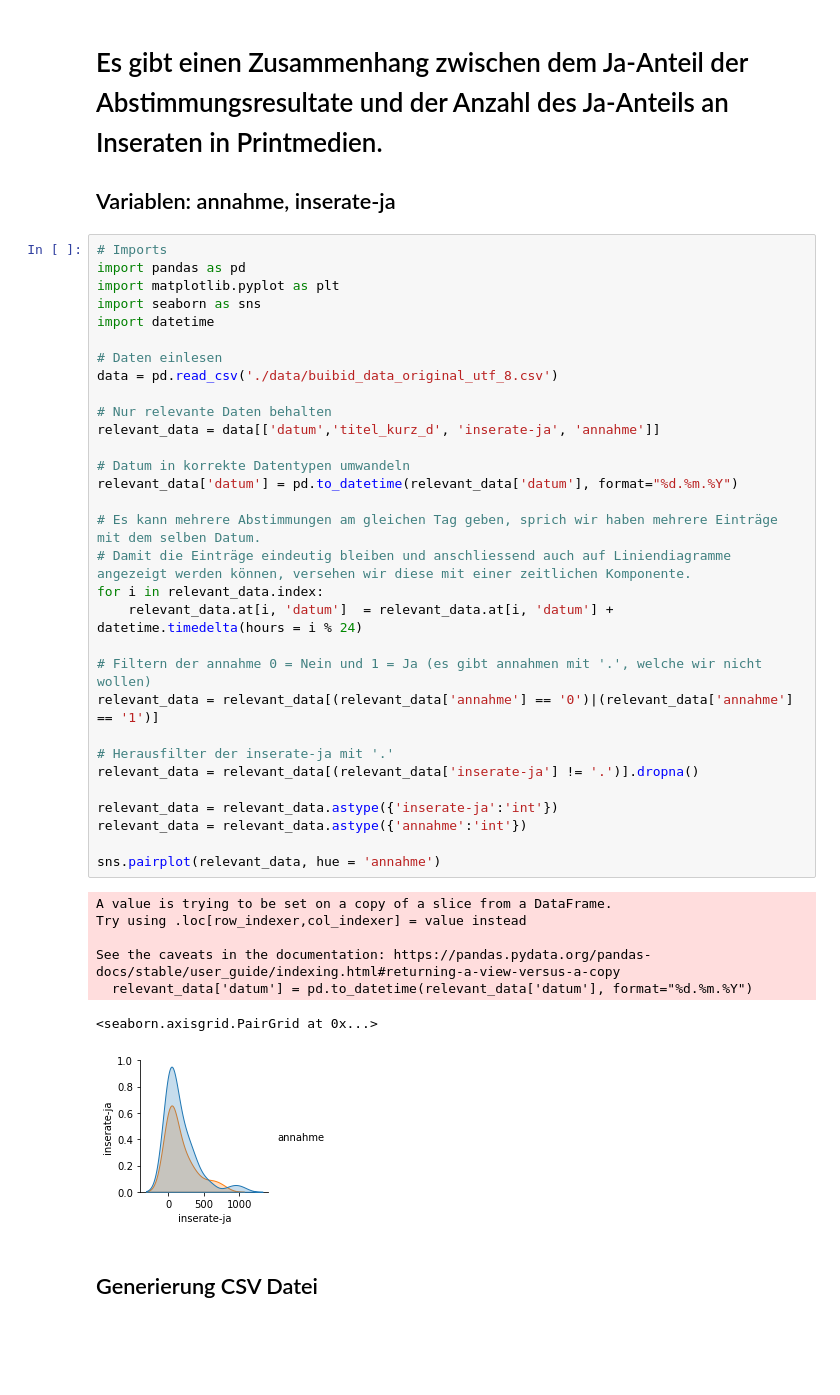
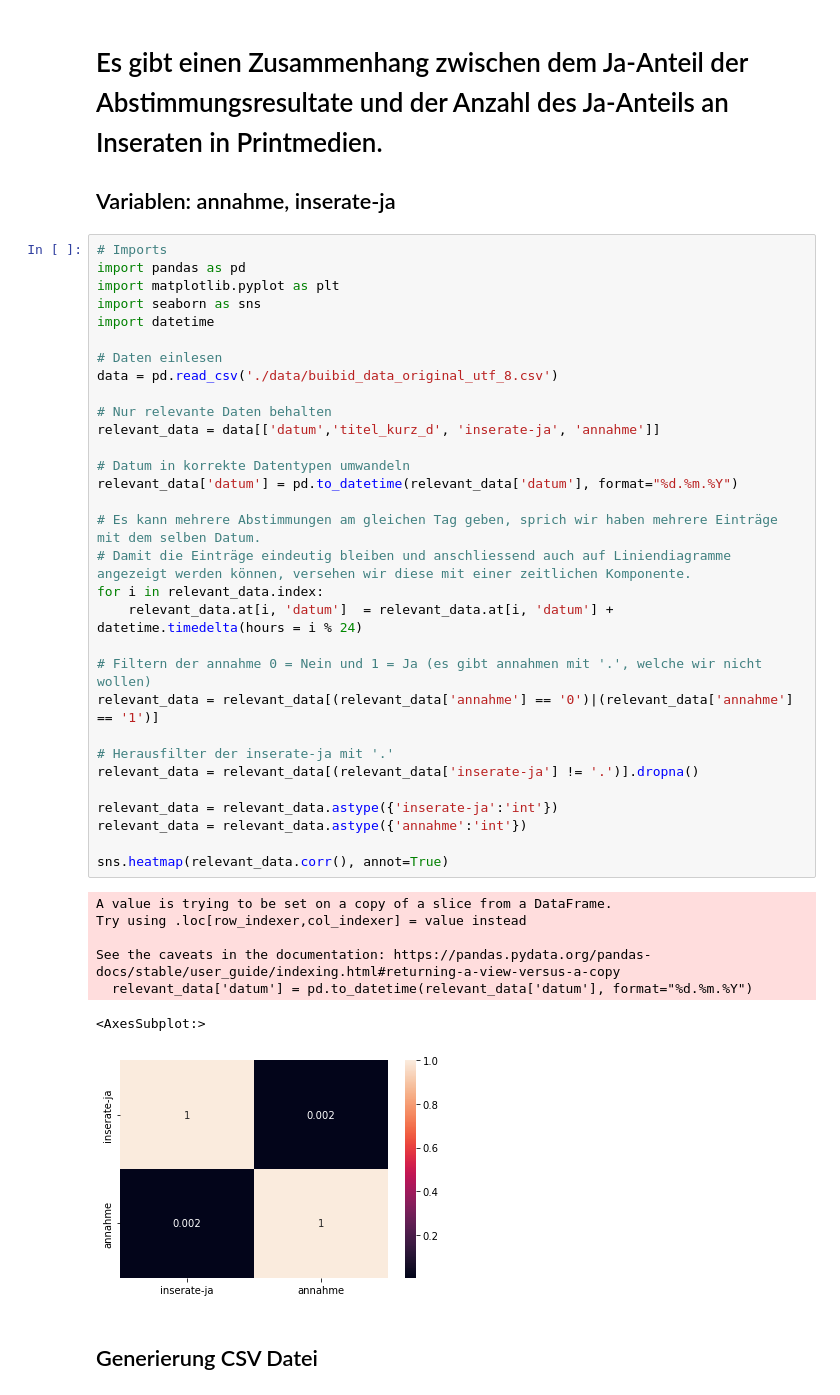
Before and after one commit to YahArt/swissvote-buibid, a Jupyter notebook: BUIBID.ipynb, the cells around one changed output. Cells and saved outputs as stored; diff of their text form; blank space fills up the shorter version.

Commit message:
Use Heatmap to show correlation

```diff
--- a/BUIBID.ipynb
+++ b/BUIBID.ipynb
@@ -389,36 +389,36 @@ import datetime
 
 # Daten einlesen
 data = pd.read_csv('./data/buibid_data_original_utf_8.csv')
 
 # Nur relevante Daten behalten
 relevant_data = data[['datum','titel_kurz_d', 'inserate-ja', 'annahme']]
 
 # Datum in korrekte Datentypen umwandeln
 relevant_data['datum'] = pd.to_datetime(relevant_data['datum'], format="%d.%m.%Y")
 
 # Es kann mehrere Abstimmungen am gleichen Tag geben, sprich wir haben mehrere Einträge mit dem selben Datum.
 # Damit die Einträge eindeutig bleiben und anschliessend auch auf Liniendiagramme angezeigt werden können, versehen wir diese mit einer zeitlichen Komponente.
 for i in relevant_data.index:
     relevant_data.at[i, 'datum']  = relevant_data.at[i, 'datum'] + datetime.timedelta(hours = i % 24)
 
 # Filtern der annahme 0 = Nein und 1 = Ja (es gibt annahmen mit '.', welche wir nicht wollen)
 relevant_data = relevant_data[(relevant_data['annahme'] == '0')|(relevant_data['annahme'] == '1')]
 
 # Herausfilter der inserate-ja mit '.'
 relevant_data = relevant_data[(relevant_data['inserate-ja'] != '.')].dropna()
 
 relevant_data = relevant_data.astype({'inserate-ja':'int'})
 relevant_data = relevant_data.astype({'annahme':'int'})
 
-sns.pairplot(relevant_data, hue = 'annahme')
+sns.heatmap(relevant_data.corr(), annot=True)
 # %% [output]
 A value is trying to be set on a copy of a slice from a DataFrame.
 Try using .loc[row_indexer,col_indexer] = value instead
 
 See the caveats in the documentation: https://pandas.pydata.org/pandas-docs/stable/user_guide/indexing.html#returning-a-view-versus-a-copy
   relevant_data['datum'] = pd.to_datetime(relevant_data['datum'], format="%d.%m.%Y")
-<seaborn.axisgrid.PairGrid at 0x...>
+<AxesSubplot:>
-[figure, old version]
+[figure, new version]
 # %% [markdown]
 ## Generierung CSV Datei
 # %%
```
Also changed, not shown: 2 other files.
